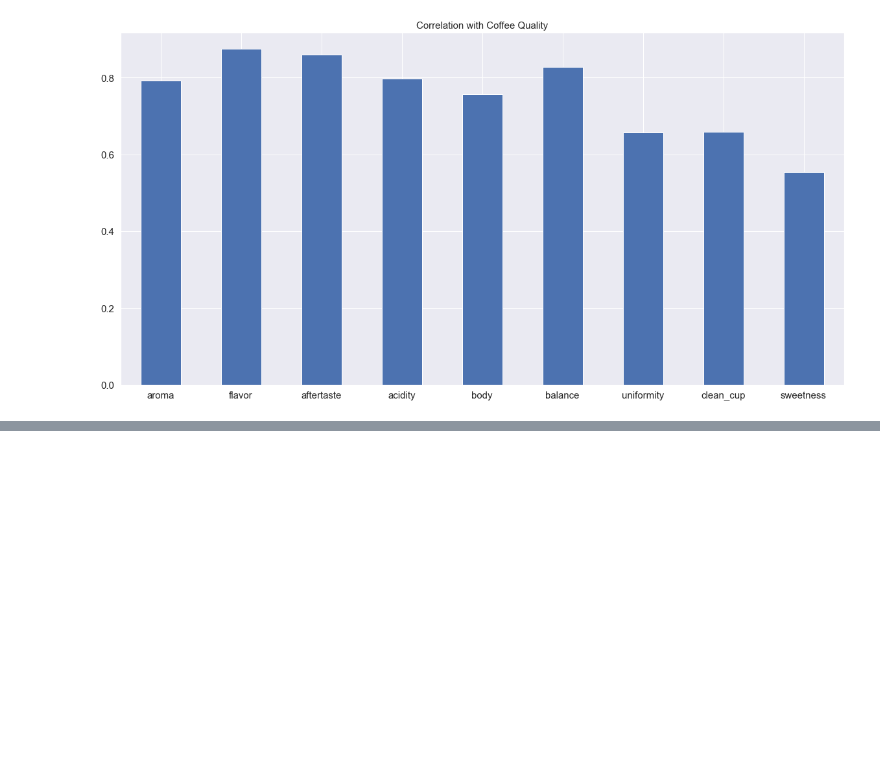
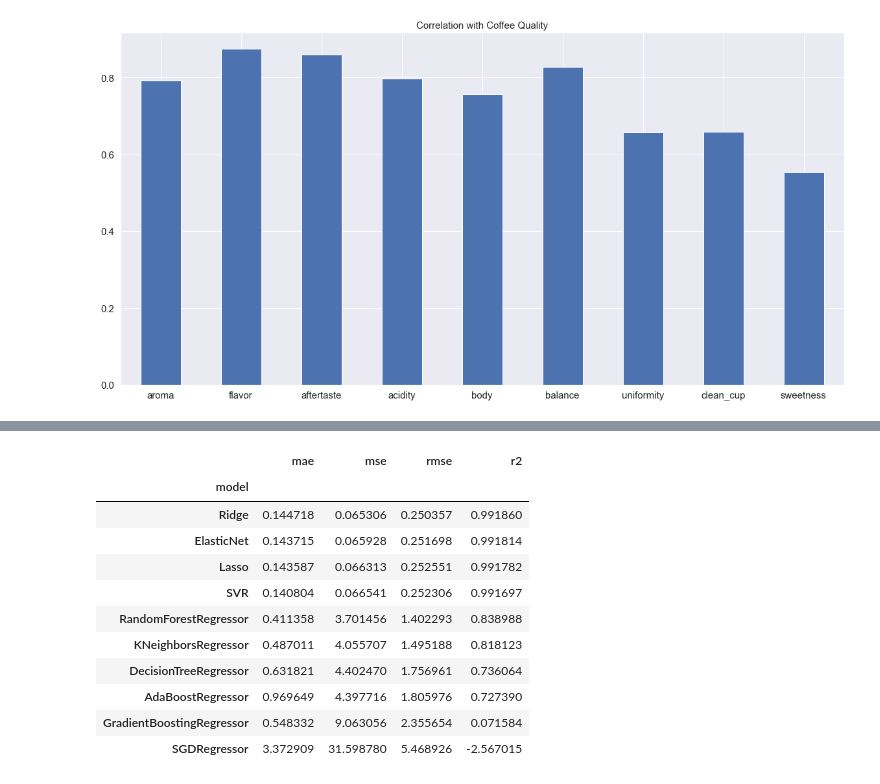
Before and after one commit to wlafargue/CoffeeQuality_ML-Prediction, a Jupyter notebook: Coffee_Quality.ipynb, the cells around one changed output, grey strips where cells are left out. Drawn from its saved outputs; the diff is of its cells as text; code cells hidden in the pictures; blank space fills up the shorter version.

```diff
--- a/Coffee_Quality.ipynb
+++ b/Coffee_Quality.ipynb
@@ -363,0 +521,3 @@ About half of categorical columns have null values, near 20% for these cases. Al
+# %%
+inner_cv = ShuffleSplit(n_splits=5, test_size=0.2, random_state=0)
+cv_param_results, txt = [], []
@@ -363,0 +574,16 @@ About half of categorical columns have null values, near 20% for these cases. Al
+# %%
+summary_param = pd.DataFrame.from_dict(cv_param_results).sort_values('r2', ascending=False).set_index('model')
+summary_param
+# %% [output]
+|  | mae | mse | rmse | r2 |
+| model |  |  |  |  |
+| Ridge | 0.144718 | 0.065306 | 0.250357 | 0.991860 |
+| ElasticNet | 0.143715 | 0.065928 | 0.251698 | 0.991814 |
+| Lasso | 0.143587 | 0.066313 | 0.252551 | 0.991782 |
+| SVR | 0.140804 | 0.066541 | 0.252306 | 0.991697 |
+| RandomForestRegressor | 0.411358 | 3.701456 | 1.402293 | 0.838988 |
+| KNeighborsRegressor | 0.487011 | 4.055707 | 1.495188 | 0.818123 |
+| DecisionTreeRegressor | 0.631821 | 4.402470 | 1.756961 | 0.736064 |
+| AdaBoostRegressor | 0.969649 | 4.397716 | 1.805976 | 0.727390 |
+| GradientBoostingRegressor | 0.548332 | 9.063056 | 2.355654 | 0.071584 |
+| SGDRegressor | 3.372909 | 31.598780 | 5.468926 | -2.567015 |
```
Also changed, not shown: parts of 31 cells of this notebook, 1 other file.
